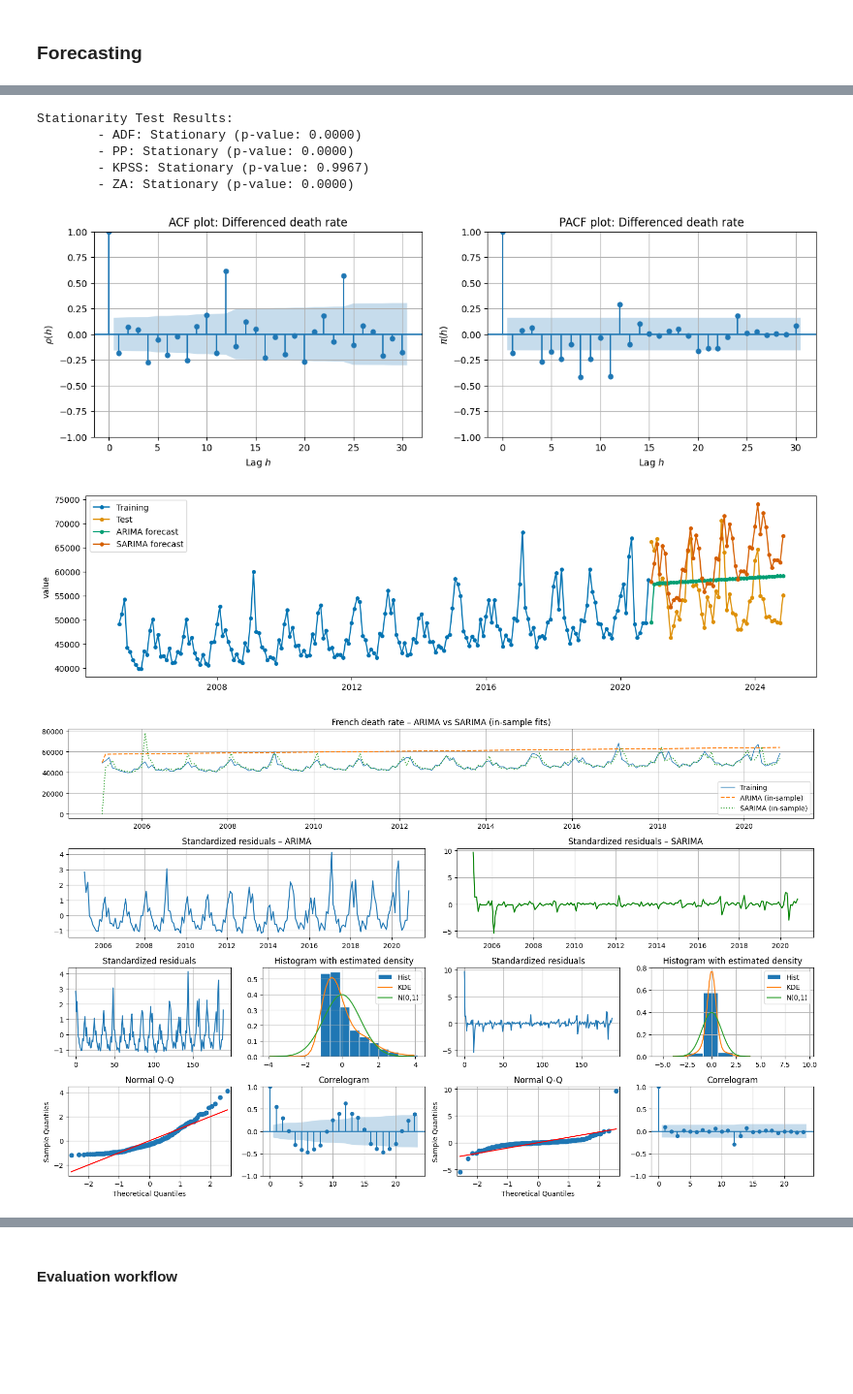
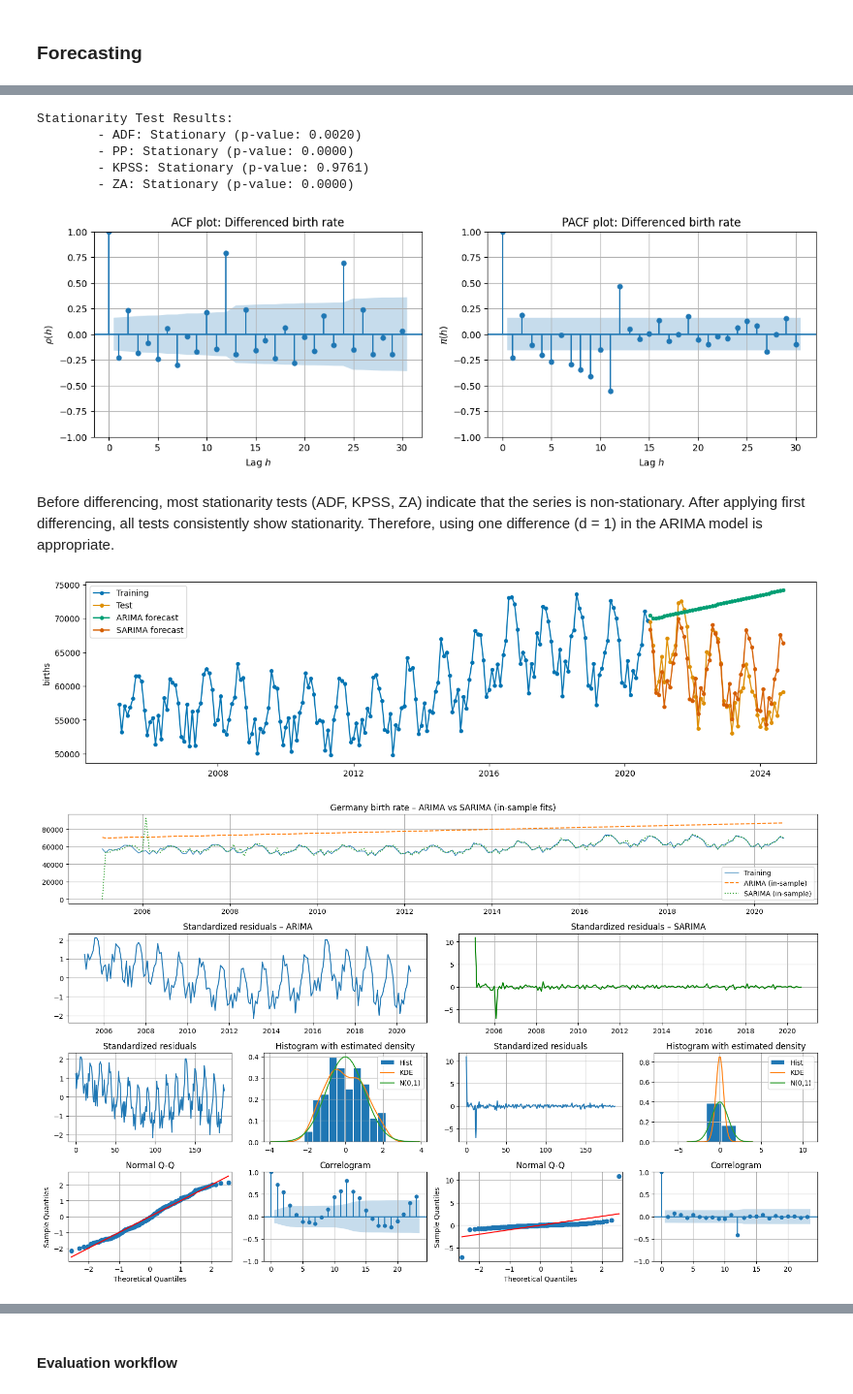
Before and after one commit to nadeeiiin/TIME-HS25-practical-exercises, a Jupyter notebook: notebooks/05_TIME_exercise-05.ipynb, the cells around one changed output, grey strips where cells are left out. Shown at 97% size. Drawn from its saved outputs; the diff is of its cells as text; code cells hidden in the pictures; blank space fills up the shorter version.

```diff
--- a/notebooks/05_TIME_exercise-05.ipynb
+++ b/notebooks/05_TIME_exercise-05.ipynb
@@ -39,9 +123,9 @@ from data import get_france_death_rate_20y
 # %%
 
-data = get_france_death_rate_20y()
+data = get_germany_births()
 data["time"] = pd.to_datetime(data["time"])
 
-y = data.set_index("time")["value"]
+y = data.set_index("time")["births"]
 
 fig, axes = get_figure()
 ax = axes[0]
@@ -78,15 +163,17 @@ differenced_data = train.diff().dropna()
 stationarity_tests(differenced_data)
 
 fig, (ax1, ax2) = get_figure(ncols=2, figsize=(14, 4))
-acf_plot(differenced_data, 30, ax1, title="Differenced death rate")
-pacf_plot(differenced_data, 30, ax2, title="Differenced death rate")
+acf_plot(differenced_data, 30, ax1, title="Differenced birth rate")
+pacf_plot(differenced_data, 30, ax2, title="Differenced birth rate")
 # %% [output]
 Stationarity Test Results:
-        - ADF: Stationary (p-value: 0.0000)
+        - ADF: Stationary (p-value: 0.0020)
         - PP: Stationary (p-value: 0.0000)
-        - KPSS: Stationary (p-value: 0.9967)
+        - KPSS: Stationary (p-value: 0.9761)
         - ZA: Stationary (p-value: 0.0000)
-[figure, old version]
+[figure, new version]
+# %% [markdown]
+Before differencing, most stationarity tests (ADF, KPSS, ZA) indicate that the series is non-stationary. After applying first differencing, all tests consistently show stationarity. Therefore, using one difference (d = 1) in the ARIMA model is appropriate.
 # %%
 from sktime.forecasting.arima import ARIMA
 from sktime.utils.plotting import plot_series
@@ -148,34 +235,34 @@ arima_axs = [
 sarima_axs = [
     fig.add_subplot(gs[2, 2]),
     fig.add_subplot(gs[2, 3]),
     fig.add_subplot(gs[3, 2]),
     fig.add_subplot(gs[3, 3]),
 ]
 
 # training + ARIMA + SARIMA fits (on train index)
 ax1.plot(full_train.index, full_train.values, label="Training", linewidth=1)
 ax1.plot(full_train.index, arima_in_sample.values, label="ARIMA (in-sample)", linestyle="--")
 ax1.plot(full_train.index, fitted_sarima.values, label="SARIMA (in-sample)", linestyle=":")
-ax1.set_title("French death rate – ARIMA vs SARIMA (in-sample fits)")
+ax1.set_title("Germany birth rate – ARIMA vs SARIMA (in-sample fits)")
 ax1.legend()
 ax1.grid(True)
 
 # Time plots of standardized residuals
 ax2.plot(resid_arima_std, label="ARIMA residuals")
 ax2.set_title("Standardized residuals – ARIMA")
 ax2.grid(True)
 
 ax3.plot(resid_sarima_std, label="SARIMA residuals", color="green")
 ax3.set_title("Standardized residuals – SARIMA")
 ax3.grid(True)
 
 # Residual analysis plots
 residual_analysis_plots(resid_arima_std, axs=arima_axs)
 residual_analysis_plots(resid_sarima_std, axs=sarima_axs)
 
 fig.tight_layout()
 plt.show()
 # %% [output]
-[figure, old version]
+[figure, new version]
-[figure, old version]
+[figure, new version]
 # %% [markdown]
```
Also changed, not shown: parts of 20 cells of this notebook.
